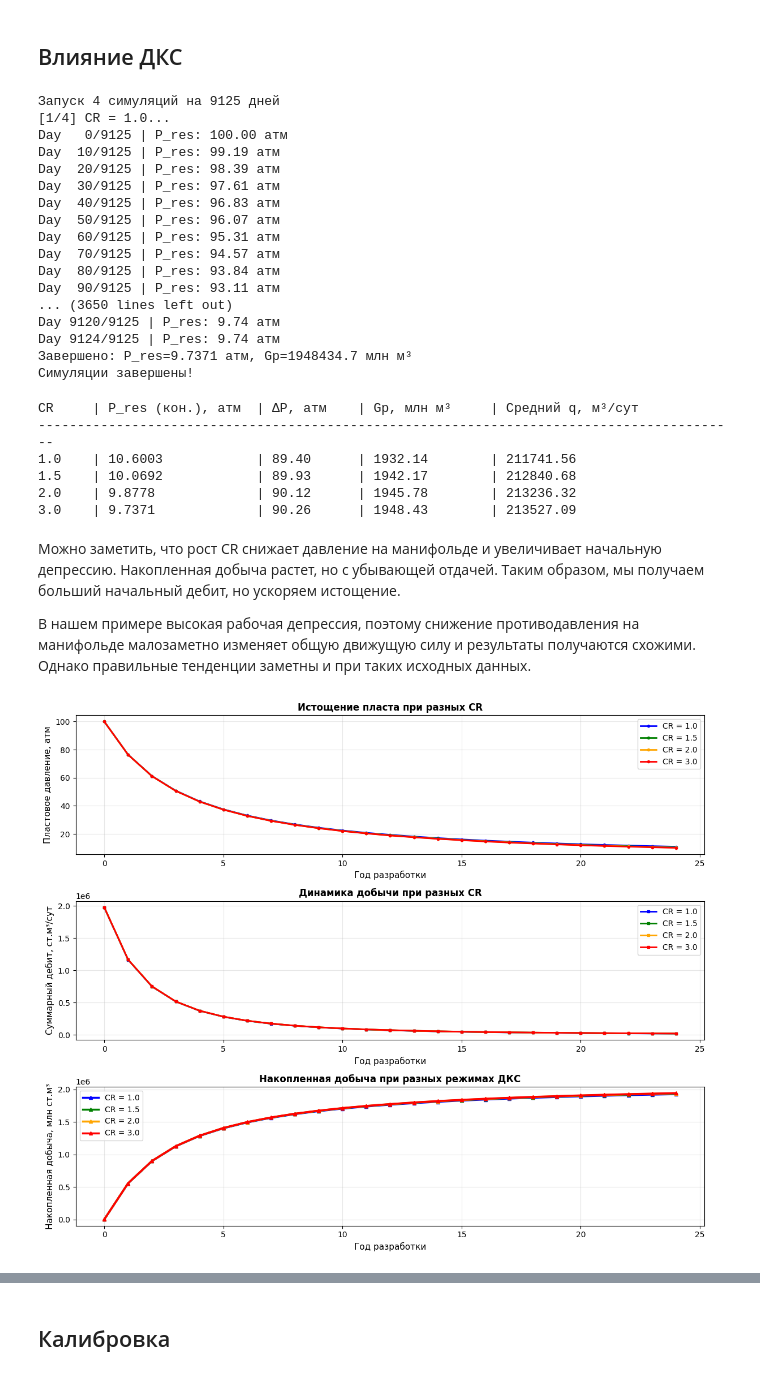
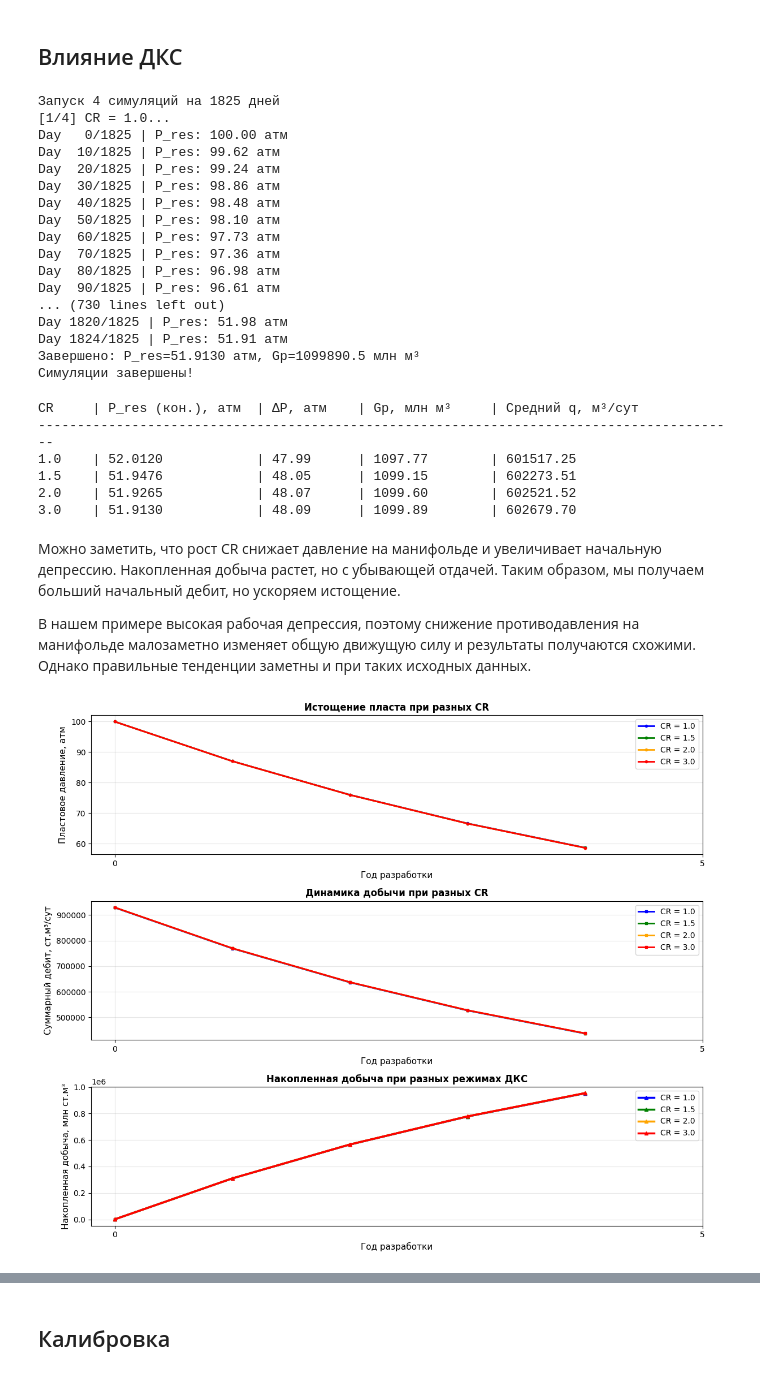
Before and after one commit to anvs11/gas_field_simulator, a Jupyter notebook: final_project/курсовая.ipynb, the cells around one changed output, grey strips where cells are left out. Saved outputs shown, nothing was run; the diff lists cells and outputs as text; code cells hidden in the pictures.

```diff
--- a/final_project/курсовая.ipynb
+++ b/final_project/курсовая.ipynb
@@ -907,7 +912,7 @@ plt.show()
 Также интересно посмотреть, как будет изменяться давление за время разработки месторождения. Возьму произвольно 25 лет и буду отображать результаты каждый год
 # %%
 reservoir.resprops.P = 100.0
-N_years = 25
+N_years = 5
 days_per_year = 365
 total_days = N_years * days_per_year
 
@@ -1007,7 +1012,7 @@ Day 100/9125 | P_res: 92.38 атм
 ## Влияние ДКС
 # %%
 # параметры симуляции
-total_days = 25 * 365
+total_days = 5*365
 CR_values = [1.0, 1.5, 2.0, 3.0]
 colors = ['blue', 'green', 'orange', 'red']
 labels = [f'CR = {cr}' for cr in CR_values]
@@ -1039,22 +1044,22 @@ for i, CR_test in enumerate(CR_values):
 
 print("Симуляции завершены!")
 # %% [output]
-Запуск 4 симуляций на 9125 дней
+Запуск 4 симуляций на 1825 дней
 [1/4] CR = 1.0...
-Day   0/9125 | P_res: 100.00 атм
-Day  10/9125 | P_res: 99.19 атм
-Day  20/9125 | P_res: 98.39 атм
-Day  30/9125 | P_res: 97.61 атм
-Day  40/9125 | P_res: 96.83 атм
-Day  50/9125 | P_res: 96.07 атм
-Day  60/9125 | P_res: 95.31 атм
-Day  70/9125 | P_res: 94.57 атм
-Day  80/9125 | P_res: 93.84 атм
-Day  90/9125 | P_res: 93.11 атм
-... (3650 lines left out)
-Day 9120/9125 | P_res: 9.74 атм
-Day 9124/9125 | P_res: 9.74 атм
-Завершено: P_res=9.7371 атм, Gp=1948434.7 млн м³
+Day   0/1825 | P_res: 100.00 атм
+Day  10/1825 | P_res: 99.62 атм
+Day  20/1825 | P_res: 99.24 атм
+Day  30/1825 | P_res: 98.86 атм
+Day  40/1825 | P_res: 98.48 атм
+Day  50/1825 | P_res: 98.10 атм
+Day  60/1825 | P_res: 97.73 атм
+Day  70/1825 | P_res: 97.36 атм
+Day  80/1825 | P_res: 96.98 атм
+Day  90/1825 | P_res: 96.61 атм
+... (730 lines left out)
+Day 1820/1825 | P_res: 51.98 атм
+Day 1824/1825 | P_res: 51.91 атм
+Завершено: P_res=51.9130 атм, Gp=1099890.5 млн м³
 Симуляции завершены!
 # %%
 print(f"{'CR':<6} | {'P_res (кон.), атм':<18} | {'ΔP, атм':<10} | {'Gp, млн м³':<14} | {'Средний q, м³/сут':<18}")
@@ -1068,16 +1073,16 @@ for CR_test in CR_values:
 # %% [output]
 CR     | P_res (кон.), атм  | ΔP, атм    | Gp, млн м³     | Средний q, м³/сут
 ------------------------------------------------------------------------------------------
-1.0    | 10.6003            | 89.40      | 1932.14        | 211741.56
-1.5    | 10.0692            | 89.93      | 1942.17        | 212840.68
-2.0    | 9.8778             | 90.12      | 1945.78        | 213236.32
-3.0    | 9.7371             | 90.26      | 1948.43        | 213527.09
+1.0    | 52.0120            | 47.99      | 1097.77        | 601517.25
+1.5    | 51.9476            | 48.05      | 1099.15        | 602273.51
+2.0    | 51.9265            | 48.07      | 1099.60        | 602521.52
+3.0    | 51.9130            | 48.09      | 1099.89        | 602679.70
 # %% [markdown]
 Можно заметить, что рост CR снижает давление на манифольде и увеличивает начальную депрессию. Накопленная добыча растет, но с убывающей отдачей. Таким образом, мы получаем больший начальный дебит, но ускоряем истощение.
 
 В нашем примере высокая рабочая депрессия, поэтому снижение противодавления на манифольде малозаметно изменяет общую движущую силу и результаты получаются схожими. Однако правильные тенденции заметны и при таких исходных данных.
 # %%
-N_years = 25
+N_years = 5
 fig, axes = plt.subplots(3, 1, figsize=(12, 10))
 years = np.arange(0, N_years + 1)
 
@@ -1099,34 +1104,34 @@ axes[0].set_xticks(range(0, N_years+1, 5))
 for CR_test, color, label in zip(CR_values, colors, labels):
     df = results[CR_test]['df']
     q_vals = [df.iloc[year*365]['q_total'] if year*365 < len(df) else np.nan
               for year in years]
     axes[1].plot(years, q_vals, color=color, linewidth=2, label=label, marker='s', markersize=3)
 
 axes[1].set_xlabel('Год разработки', fontsize=11)
 axes[1].set_ylabel('Суммарный дебит, ст.м³/сут', fontsize=11)
 axes[1].set_title('Динамика добычи при разных CR', fontsize=12, fontweight='bold')
 axes[1].grid(alpha=0.3)
 axes[1].legend(fontsize=10)
 axes[1].set_xticks(range(0, N_years+1, 5))
 
 # график накопленной добычи
 for CR_test, color, label in zip(CR_values, colors, labels):
     df = results[CR_test]['df']
     gp_vals = [df.iloc[year*365]['Gp'] if year*365 < len(df) else np.nan
                for year in years]
     axes[2].plot(years, gp_vals, color=color, linewidth=2.5, label=label, marker='^', markersize=4)
 
 axes[2].set_xlabel('Год разработки', fontsize=11)
 axes[2].set_ylabel('Накопленная добыча, млн ст.м³', fontsize=11)
 axes[2].set_title('Накопленная добыча при разных режимах ДКС', fontsize=12, fontweight='bold')
 axes[2].grid(alpha=0.3)
 axes[2].legend(fontsize=10)
 axes[2].set_xticks(range(0, N_years+1, 5))
 
 plt.tight_layout()
 plt.show()
 # %% [output]
-[figure, old version]
+[figure, new version]
 # %%
 # прирост добычи относительно базового варианта CR=1.5
 plt.figure(figsize=(8, 5))
```
Also changed, not shown: parts of 13 cells of this notebook, 2 other files.
